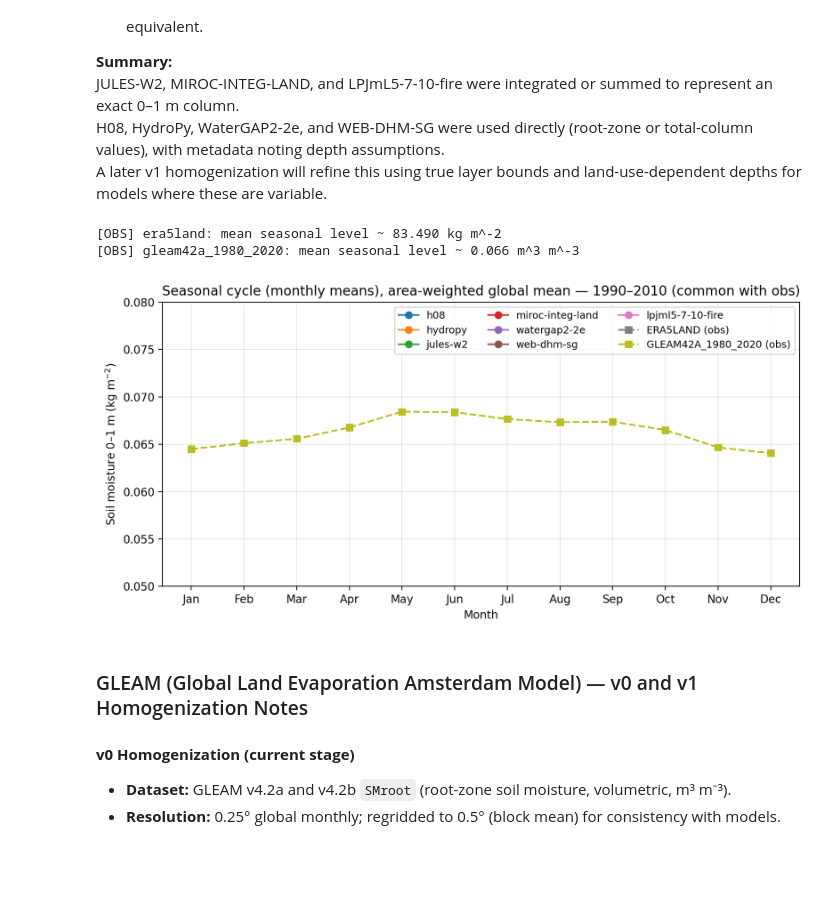
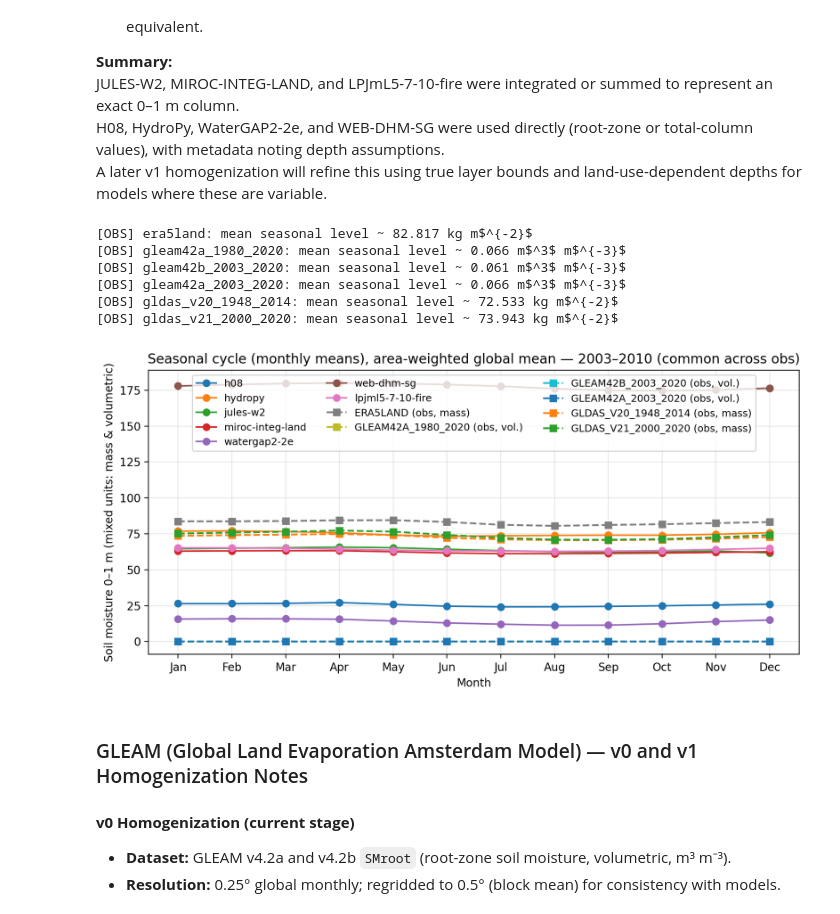
Before and after one commit to thchilly/sm_attribution, a Jupyter notebook: notebooks/qa_homogenization.ipynb, the cells around one changed output. Cells and saved outputs as stored; diff of their text form; code cells hidden in the pictures; blank space fills up the shorter version.

Commit message:
Add GLDAS v2.0 and v2.1 preprocessing (0–1 m aggregation, monthly 0.5° v0 products)

```diff
--- a/notebooks/qa_homogenization.ipynb
+++ b/notebooks/qa_homogenization.ipynb
@@ -121,6 +121,7 @@ A later v1 homogenization will refine this using true layer bounds and land-use-
 # %%
 # === OBS: load processed 0–1 m products and compute monthly climatology ===
 import yaml, xarray as xr, numpy as np
+from pathlib import Path
 
 REG_PATH = "../configs/data_registry.yml"
 with open(REG_PATH, "r") as f:
@@ -137,63 +138,90 @@ def lat_weights(da: xr.DataArray) -> xr.DataArray:
     w = np.cos(np.deg2rad(lat))
     return w / w.where(np.isfinite(w)).sum()
 
-OBS_DATASETS = ["era5land", "gleam42a_1980_2020"]  # extend later
-OBS_PERIOD = slice("1990-01-01", "2010-12-01")
+# Which observed datasets are available now
+OBS_DATASETS = [
+    "era5land",
+    "gleam42a_1980_2020",
+    "gleam42b_2003_2020",
+    "gleam42a_2003_2020",
+    "gldas_v20_1948_2014",
+    "gldas_v21_2000_2020",
+]
 
-series_obs = {}
+# Common overlap window across all obs we have (ERA5-Land ends 2010)
+OBS_PERIOD = slice("2003-01-01", "2010-12-01")
+
+# units by dataset (mass vs volumetric)
+VOL_METRIC = {"gleam42a_1980_2020", "gleam42b_2003_2020", "gleam42a_2003_2020"}
+UNITS = {d: ("m$^3$ m$^{-3}$" if d in VOL_METRIC else "kg m$^{-2}$") for d in OBS_DATASETS}
+
+series_obs = {}  # dataset -> 12-month climatology
 for obs_name in OBS_DATASETS:
     p = obs_processed_path(obs_name)
+    if not Path(p).exists():
+        print(f"[WARN] Skipping {obs_name}: file not found -> {p}")
+        continue
+
     ds = xr.open_dataset(p)
+    if "soilmoist_1m" not in ds:
+        raise KeyError(f"{obs_name}: expected variable 'soilmoist_1m' not found (got {list(ds.data_vars)})")
+
     da = ds["soilmoist_1m"].sel(time=OBS_PERIOD)
 
-    # basic guards
-    assert da.time.size == 12 * (2010 - 1990 + 1), f"{obs_name}: unexpected time length"
-    if da.isnull().all():
-        raise ValueError(f"{obs_name}: all-NaN after time slice")
+    # basic guard against all-NaN or zero-length time
+    if da.time.size == 0 or da.isnull().all():
+        print(f"[WARN] Skipping {obs_name}: empty or all-NaN after time slice {OBS_PERIOD}")
+        continue
 
+    # area-weighted global mean, monthly climatology
     w = lat_weights(da)
     gm = (da * w).sum("lat", skipna=True).mean("lon", skipna=True)
     clim = gm.groupby("time.month").mean("time", skipna=True)
     clim.name = obs_name
     series_obs[obs_name] = clim
 
+# quick magnitude sanity print
 for k, v in series_obs.items():
-    unit = "kg m^-2" if k == "era5land" else "m^3 m^-3"
-    print(f"[OBS] {k}: mean seasonal level ~ {float(v.mean()):.3f} {unit}")
+    print(f"[OBS] {k}: mean seasonal level ~ {float(v.mean()):.3f} {UNITS[k]}")
 # %% [output]
-[OBS] era5land: mean seasonal level ~ 83.490 kg m^-2
-[OBS] gleam42a_1980_2020: mean seasonal level ~ 0.066 m^3 m^-3
+[OBS] era5land: mean seasonal level ~ 82.817 kg m$^{-2}$
+[OBS] gleam42a_1980_2020: mean seasonal level ~ 0.066 m$^3$ m$^{-3}$
+[OBS] gleam42b_2003_2020: mean seasonal level ~ 0.061 m$^3$ m$^{-3}$
+[OBS] gleam42a_2003_2020: mean seasonal level ~ 0.066 m$^3$ m$^{-3}$
+[OBS] gldas_v20_1948_2014: mean seasonal level ~ 72.533 kg m$^{-2}$
+[OBS] gldas_v21_2000_2020: mean seasonal level ~ 73.943 kg m$^{-2}$
 # %%
 # === Combined plot: models (solid) + observations (dashed) ===
 import numpy as np
 import matplotlib.pyplot as plt
 
 months = np.arange(1, 13)
-
 plt.figure(figsize=(9, 4.5), dpi=200)
 
-# models from earlier cells (series dict already exists)
+# models (solid)
 for m, clim in series.items():
     plt.plot(months, clim.values, marker="o", linewidth=1.4, label=m)
 
-# observations: dashed lines
+# observations (dashed, suffix unit tag)
 for obs_name, clim in series_obs.items():
-    plt.plot(months, clim.values, linestyle="--", marker="s", linewidth=1.6, label=f"{obs_name.upper()} (obs)")
+    unit_tag = "vol." if obs_name.startswith("gleam") else "mass"
+    plt.plot(months, clim.values, linestyle="--", marker="s", linewidth=1.6,
+             label=f"{obs_name.upper()} (obs, {unit_tag})")
 
 plt.xticks(months, ["Jan","Feb","Mar","Apr","May","Jun","Jul","Aug","Sep","Oct","Nov","Dec"])
 plt.xlabel("Month")
-plt.ylabel("Soil moisture 0–1 m (kg m$^{-2}$)")
-
-title_period = "1990–2010 (common with obs)"
+plt.ylabel("Soil moisture 0–1 m (mixed units: mass & volumetric)")
+title_period = "2003–2010 (common across obs)"
 plt.title(f"Seasonal cycle (monthly means), area-weighted global mean — {title_period}")
-plt.ylim(0.05, 0.08) #  <--- GLEAM y-axis range
-#plt.ylim(50, 80) #  <--- GLEAM y-axis range
 plt.legend(ncol=3, fontsize=9)
 plt.grid(True, alpha=0.3)
+#plt.ylim(0.05, 0.08) #  <--- GLEAM y-axis range
+#plt.ylim(70, 80) #  <--- GLEAM y-axis range
+
 plt.tight_layout()
 plt.show()
 # %% [output]
-[figure, old version]
+[figure, new version]
 # %% [markdown]
 ### GLEAM (Global Land Evaporation Amsterdam Model) — v0 and v1 Homogenization Notes
 
```
Also changed, not shown: parts of 1 cell of this notebook, 3 other files.
